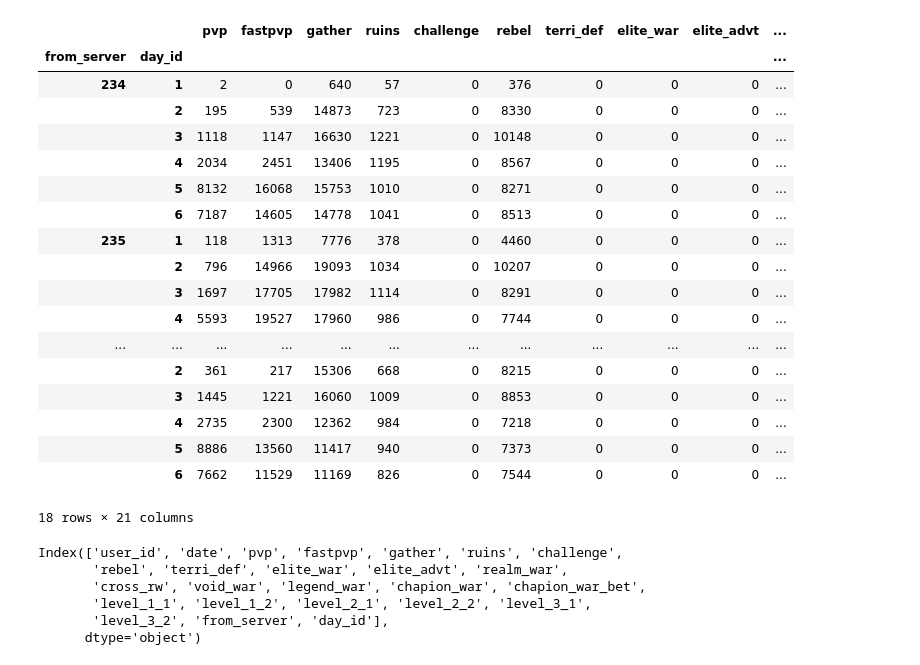
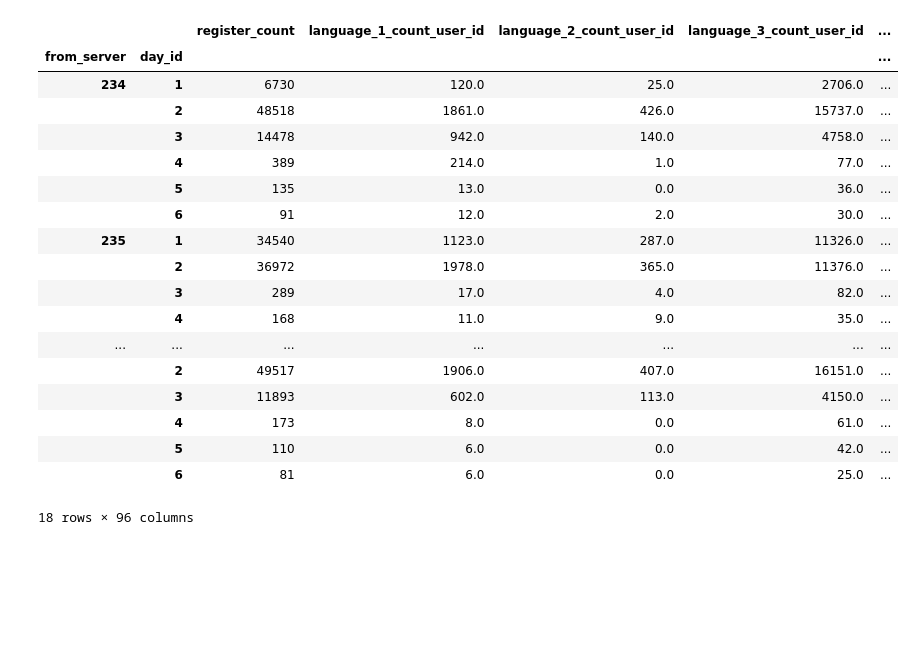
Before and after one commit to Camel-Data/Camel_open_server, a Jupyter notebook: docs/open_server_aggr.ipynb, the cells around one changed output. Saved outputs shown, nothing was run; the diff lists cells and outputs as text; code cells hidden in the pictures; blank space fills up the shorter version.

```diff
--- a/docs/open_server_aggr.ipynb
+++ b/docs/open_server_aggr.ipynb
@@ -67,35 +197,0 @@ run_aggregation_tasks(user, USER_TASKS,merge = True)
-# %%
-battle.groupby(['from_server','day_id'])[['pvp','fastpvp','gather','ruins','challenge',
-                                          'rebel','terri_def','elite_war', 'elite_advt', 'realm_war',
-                                          'cross_rw', 'void_war', 'legend_war', 'chapion_war', 'chapion_war_bet',
-                                          'level_1_1', 'level_1_2', 'level_2_1', 'level_2_2', 'level_3_1',
-                                          'level_3_2']].sum()
-# %% [output]
-|  |  | pvp | fastpvp | gather | ruins | challenge | rebel | terri_def | elite_war | elite_advt | ... |
-| from_server | day_id |  |  |  |  |  |  |  |  |  | ... |
-| 234 | 1 | 2 | 0 | 640 | 57 | 0 | 376 | 0 | 0 | 0 | ... |
-|  | 2 | 195 | 539 | 14873 | 723 | 0 | 8330 | 0 | 0 | 0 | ... |
-|  | 3 | 1118 | 1147 | 16630 | 1221 | 0 | 10148 | 0 | 0 | 0 | ... |
-|  | 4 | 2034 | 2451 | 13406 | 1195 | 0 | 8567 | 0 | 0 | 0 | ... |
-|  | 5 | 8132 | 16068 | 15753 | 1010 | 0 | 8271 | 0 | 0 | 0 | ... |
-|  | 6 | 7187 | 14605 | 14778 | 1041 | 0 | 8513 | 0 | 0 | 0 | ... |
-| 235 | 1 | 118 | 1313 | 7776 | 378 | 0 | 4460 | 0 | 0 | 0 | ... |
-|  | 2 | 796 | 14966 | 19093 | 1034 | 0 | 10207 | 0 | 0 | 0 | ... |
-|  | 3 | 1697 | 17705 | 17982 | 1114 | 0 | 8291 | 0 | 0 | 0 | ... |
-|  | 4 | 5593 | 19527 | 17960 | 986 | 0 | 7744 | 0 | 0 | 0 | ... |
-| ... | ... | ... | ... | ... | ... | ... | ... | ... | ... | ... | ... |
-|  | 2 | 361 | 217 | 15306 | 668 | 0 | 8215 | 0 | 0 | 0 | ... |
-|  | 3 | 1445 | 1221 | 16060 | 1009 | 0 | 8853 | 0 | 0 | 0 | ... |
-|  | 4 | 2735 | 2300 | 12362 | 984 | 0 | 7218 | 0 | 0 | 0 | ... |
-|  | 5 | 8886 | 13560 | 11417 | 940 | 0 | 7373 | 0 | 0 | 0 | ... |
-|  | 6 | 7662 | 11529 | 11169 | 826 | 0 | 7544 | 0 | 0 | 0 | ... |
-18 rows × 21 columns
-# %%
-battle.columns
-# %% [output]
-Index(['user_id', 'date', 'pvp', 'fastpvp', 'gather', 'ruins', 'challenge',
-       'rebel', 'terri_def', 'elite_war', 'elite_advt', 'realm_war',
-       'cross_rw', 'void_war', 'legend_war', 'chapion_war', 'chapion_war_bet',
-       'level_1_1', 'level_1_2', 'level_2_1', 'level_2_2', 'level_3_1',
-       'level_3_2', 'from_server', 'day_id'],
-      dtype='object')
@@ -104,0 +200,36 @@ import multiprocessing
+# %%
+user_features = run_aggregation_tasks(user, TASKS.USER_TASKS,merge = True)
+user_features = user_features.rename(columns = {'user_id_count':'register_count'})
+
+engage_features = run_aggregation_tasks(engage, TASKS.ENGAGE_TASKS, merge = True)
+
+battle_features = run_aggregation_tasks(battle, TASKS.BATTLE_TASK, merge = True)
+battle_features = battle_features.rename(columns = {'user_id_count':'battle_count'})
+
+troop_features = run_aggregation_tasks(troop, TASKS.TROOP_TASK, merge = True)
+
+resource_features = run_aggregation_tasks(resource, TASKS.RESOURCE_TASK,merge = True)
+# %%
+feature_list = [user_features, engage_features, battle_features, troop_features, resource_features]
+# %%
+reduce(lambda left, right: left.merge(right, left_index = True, right_index = True), feature_list)
+# %% [output]
+|  |  | register_count | language_1_count_user_id | language_2_count_user_id | language_3_count_user_id | ... |
+| from_server | day_id |  |  |  |  | ... |
+| 234 | 1 | 6730 | 120.0 | 25.0 | 2706.0 | ... |
+|  | 2 | 48518 | 1861.0 | 426.0 | 15737.0 | ... |
+|  | 3 | 14478 | 942.0 | 140.0 | 4758.0 | ... |
+|  | 4 | 389 | 214.0 | 1.0 | 77.0 | ... |
+|  | 5 | 135 | 13.0 | 0.0 | 36.0 | ... |
+|  | 6 | 91 | 12.0 | 2.0 | 30.0 | ... |
+| 235 | 1 | 34540 | 1123.0 | 287.0 | 11326.0 | ... |
+|  | 2 | 36972 | 1978.0 | 365.0 | 11376.0 | ... |
+|  | 3 | 289 | 17.0 | 4.0 | 82.0 | ... |
+|  | 4 | 168 | 11.0 | 9.0 | 35.0 | ... |
+| ... | ... | ... | ... | ... | ... | ... |
+|  | 2 | 49517 | 1906.0 | 407.0 | 16151.0 | ... |
+|  | 3 | 11893 | 602.0 | 113.0 | 4150.0 | ... |
+|  | 4 | 173 | 8.0 | 0.0 | 61.0 | ... |
+|  | 5 | 110 | 6.0 | 0.0 | 42.0 | ... |
+|  | 6 | 81 | 6.0 | 0.0 | 25.0 | ... |
+18 rows × 96 columns
```
Also changed, not shown: parts of 35 cells of this notebook, 11 other files.
